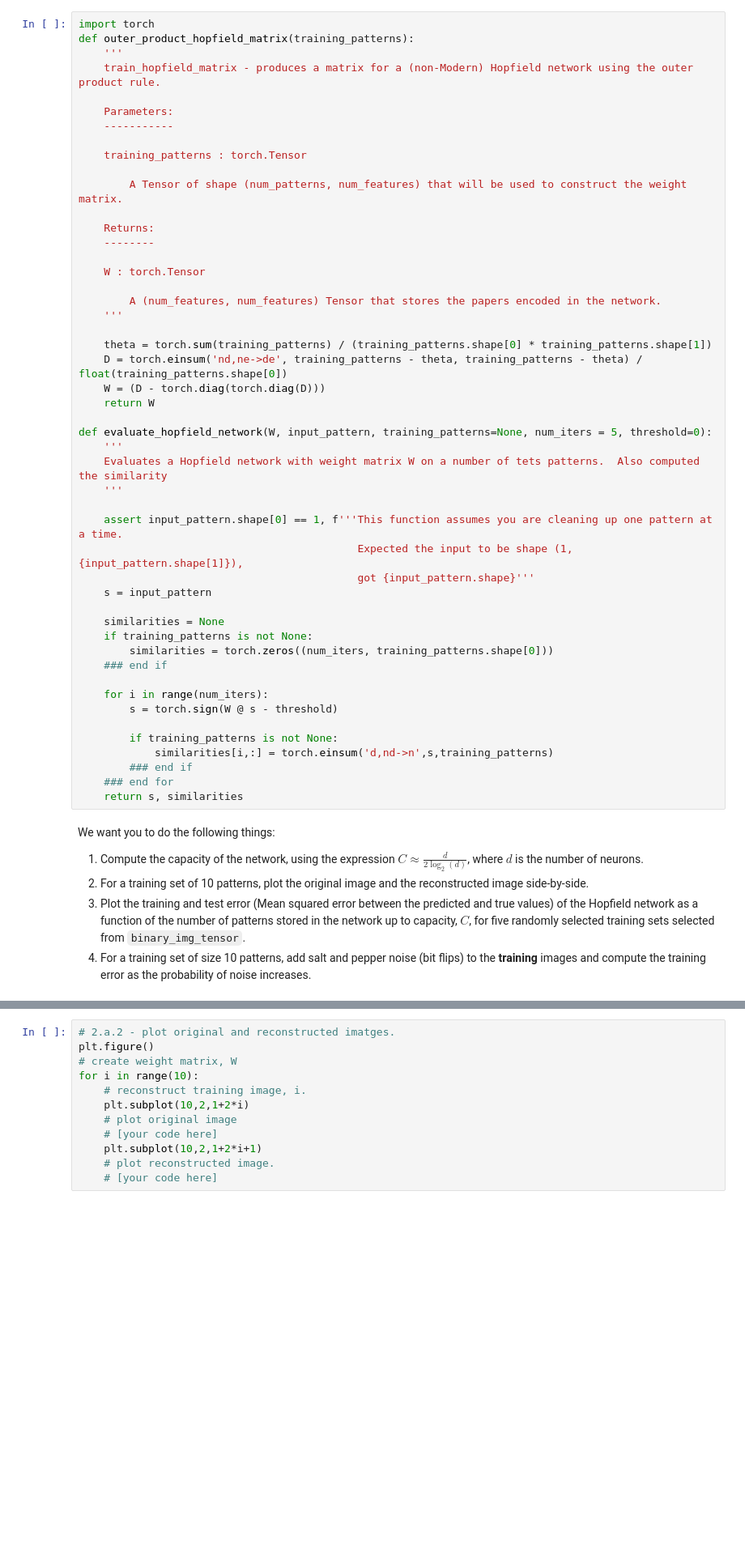
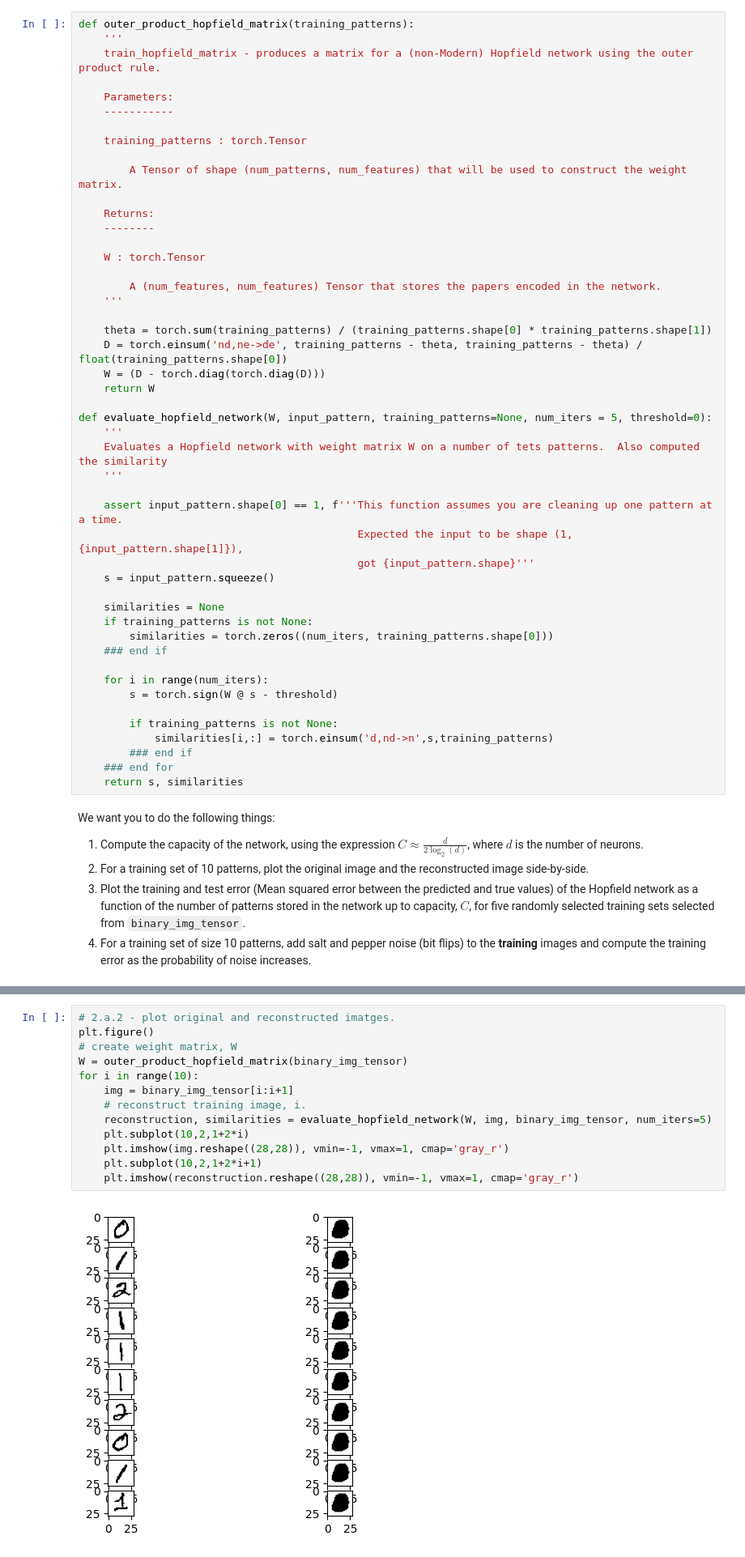
Before and after one commit to draymond63/syde-552, a Jupyter notebook: assignment3.ipynb, the cells around one changed output, grey strips where cells are left out. Shown: that part at 81% size. Saved outputs shown, nothing was run; the diff lists cells and outputs as text; blank space fills up the shorter version.

```diff
--- a/assignment3.ipynb
+++ b/assignment3.ipynb
@@ -108,7 +116,6 @@ W = D - torch.diag(torch.diag(D))
 
 Here is some code to implement the learning rule:
 # %%
-import torch
 def outer_product_hopfield_matrix(training_patterns):
     '''
     train_hopfield_matrix - produces a matrix for a (non-Modern) Hopfield network using the outer product rule.
@@ -141,7 +148,7 @@ def evaluate_hopfield_network(W, input_pattern, training_patterns=None, num_iter
     assert input_pattern.shape[0] == 1, f'''This function assumes you are cleaning up one pattern at a time.
                                             Expected the input to be shape (1,{input_pattern.shape[1]}),
                                             got {input_pattern.shape}'''
-    s = input_pattern
+    s = input_pattern.squeeze()
 
     similarities = None
     if training_patterns is not None:
@@ -169,15 +181,18 @@ C = # your code here
 # %%
 # 2.a.2 - plot original and reconstructed imatges.
 plt.figure()
 # create weight matrix, W
+W = outer_product_hopfield_matrix(binary_img_tensor)
 for i in range(10):
+    img = binary_img_tensor[i:i+1]
     # reconstruct training image, i.
+    reconstruction, similarities = evaluate_hopfield_network(W, img, binary_img_tensor, num_iters=5)
     plt.subplot(10,2,1+2*i)
-    # plot original image
-    # [your code here]
+    plt.imshow(img.reshape((28,28)), vmin=-1, vmax=1, cmap='gray_r')
     plt.subplot(10,2,1+2*i+1)
-    # plot reconstructed image.
-    # [your code here]
+    plt.imshow(reconstruction.reshape((28,28)), vmin=-1, vmax=1, cmap='gray_r')
+# %% [output]
+[figure, added]
 # %%
 # 2.a.3 - Plot training and test error
 
```
Also changed, not shown: parts of 7 cells of this notebook.
